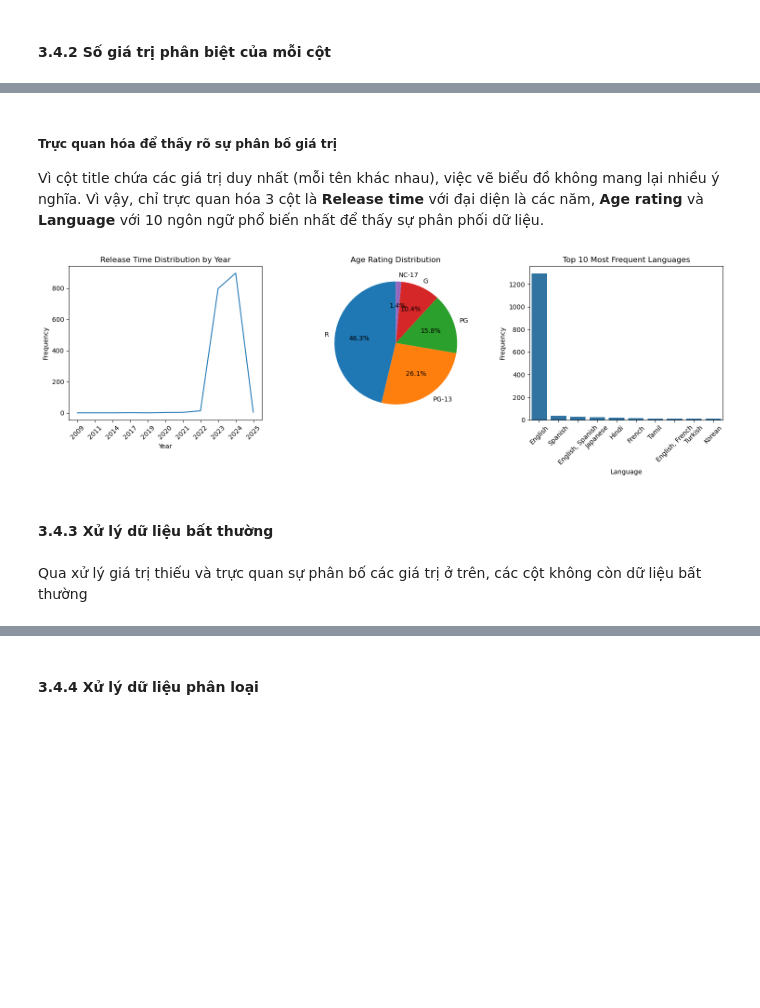
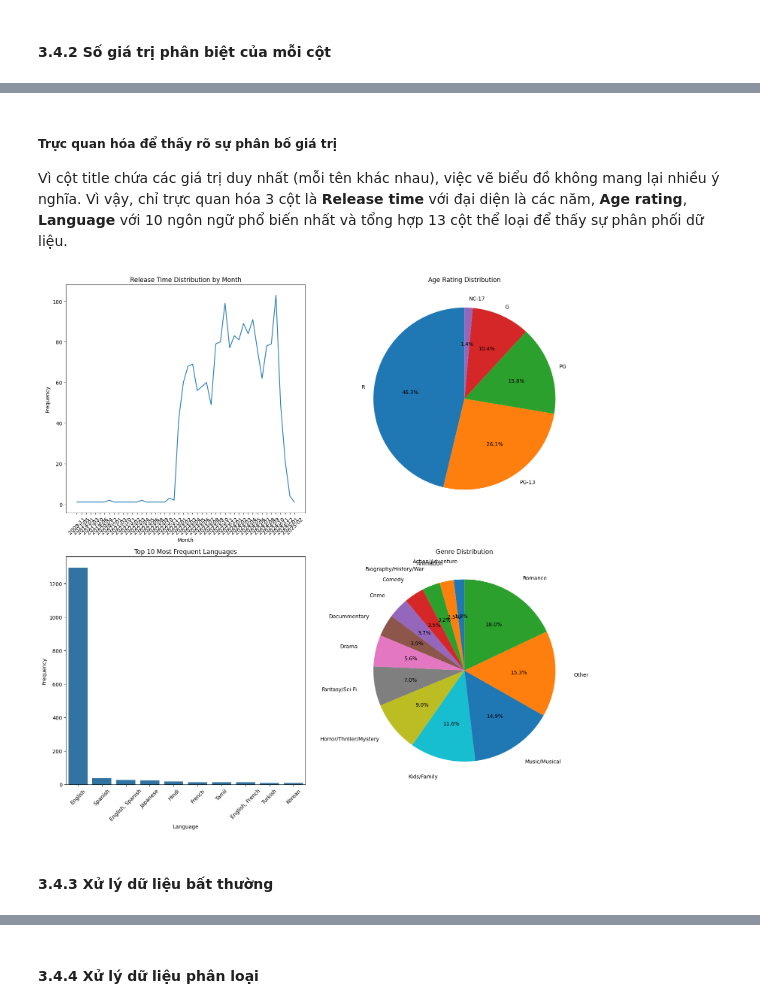
Before and after one commit to alpaca3000/IntroToDS, a Jupyter notebook: Source_codes/DataPreprocessing.ipynb, the cells around one changed output, grey strips where cells are left out. Drawn from its saved outputs; the diff is of its cells as text; code cells hidden in the pictures; blank space fills up the shorter version.

```diff
--- a/Source_codes/DataPreprocessing.ipynb
+++ b/Source_codes/DataPreprocessing.ipynb
@@ -290,6 +290,9 @@ Ta tách cột Genre thành các cột thể loại tương ứng
 # %%
 # Sử dụng one-hot encoding để tách thành nhiều cột
 genre_dummies = data['Genre'].str.get_dummies(sep=', ')
+
+# Chuyển thành kiểu dữ liệu boolean
+genre_dummies = genre_dummies.astype(bool)
 
 # Gắn các cột mới vào DataFrame ban đầu
 data = pd.concat([data, genre_dummies], axis=1)
@@ -458,6 +444,6 @@ plt.show()
 # %%
 for column in numerical_columns:
-    if num_col_info_df[column][0] > 75.00:
+    if num_col_info_df[column].iloc[0] > 75.00:
         data = data.drop(columns = [column])
         numerical_columns.remove(column)
 #Runtime va IMDb Votes có số lượng ngoại lai đáng kể
@@ -465,11 +451,6 @@ data['Runtime'] = data['Runtime'].fillna(data['Runtime'].mean())
 data['IMDb Votes'] = data['IMDb Votes'].fillna(data['IMDb Votes'].mean())
 #Runtime va IMDb Votes có số lượng ngoại lai không đáng kể
 data['IMDb Rating'] = data['IMDb Rating'].fillna(data['IMDb Rating'].median())
-
-
-#- Các cột Runtime và IMDb Votes có số lượng ngoại lai đáng kể. Điều này có thể làm sai lệch các phép tính thống kê khác như trung vị (median).
-#- Cột IMDb Rating có số lượng ngoại lai không đáng kể, tức là phần lớn các giá trị trong cột này không bị ảnh hưởng nhiều bởi các giá trị cực trị.
-#Trong trường hợp này, dữ liệu có thể có phân phối gần với phân phối chuẩn, và vì vậy việc sử dụng trung vị là hợp lý.
 # %% [markdown]
 ### 3.4 Sự phân bố dữ liệu của các cột có kiểu định tính
 Các cột có kiểu dữ liệu định tính
@@ -555,44 +575,48 @@ distribution_df
 # %% [markdown]
 ##### Trực quan hóa để thấy rõ sự phân bố giá trị
 
-Vì cột title chứa các giá trị duy nhất (mỗi tên khác nhau), việc vẽ biểu đồ không mang lại nhiều ý nghĩa. Vì vậy, chỉ trực quan hóa 3 cột là **Release time** với đại diện là các năm, **Age rating**  và **Language** với 10 ngôn ngữ phổ biến nhất để thấy sự phân phối dữ liệu.
+Vì cột title chứa các giá trị duy nhất (mỗi tên khác nhau), việc vẽ biểu đồ không mang lại nhiều ý nghĩa. Vì vậy, chỉ trực quan hóa 3 cột là **Release time** với đại diện là các năm, **Age rating**, **Language** với 10 ngôn ngữ phổ biến nhất và tổng hợp 13 cột thể loại để thấy sự phân phối dữ liệu.
 # %%
 # Vẽ biểu đồ phân bố giá trị của các cột
-fig, axes = plt.subplots(1, 3, figsize=(15, 5))
+fig, axes = plt.subplots(2, 2, figsize=(15, 15))
 
 # Biểu đồ Release time (chọn tần suất phát hành theo năm)
-data['Release_month'] = data['Release time'].dt.to_period('Y')
+data['Release_month'] = data['Release time'].dt.to_period('M')
 # Đếm số lượng bản phát hành mỗi năm
 release_counts = data['Release_month'].value_counts().sort_index()
 
-sns.lineplot(x=release_counts.index.astype(str), y=release_counts.values, ax=axes[0])
-axes[0].set_title("Release Time Distribution by Year")
-axes[0].set_xlabel("Year")
-axes[0].set_ylabel("Frequency")
-axes[0].tick_params(axis='x', rotation=45)
+sns.lineplot(x=release_counts.index.astype(str), y=release_counts.values, ax=axes[0, 0])
+axes[0, 0].set_title("Release Time Distribution by Month")
+axes[0, 0].set_xlabel("Month")
+axes[0, 0].set_ylabel("Frequency")
+axes[0, 0].tick_params(axis='x', rotation=45)
 
 data.drop(columns=['Release_month'], inplace=True)
 
 # Biểu đồ Age rating
 # Đếm số lượng các giá trị age rating
 age_rating_counts = data['Age rating'].value_counts()
-axes[1].pie(age_rating_counts, labels=age_rating_counts.index, autopct='%1.1f%%', startangle=90)
-axes[1].set_title("Age Rating Distribution")
+axes[0, 1].pie(age_rating_counts, labels=age_rating_counts.index, autopct='%1.1f%%', startangle=90)
+axes[0, 1].set_title("Age Rating Distribution")
 
 # Biểu đồ Language (Top 10 languages)
 top_languages = data['Language'].value_counts().head(10)
-sns.barplot(x=top_languages.index, y=top_languages.values, ax=axes[2])
-axes[2].set_title("Top 10 Most Frequent Languages")
-axes[2].set_xlabel("Language")
-axes[2].set_ylabel("Frequency")
-axes[2].tick_params(axis='x', rotation=45)
+sns.barplot(x=top_languages.index, y=top_languages.values, ax=axes[1, 0])
+axes[1, 0].set_title("Top 10 Most Frequent Languages")
+axes[1, 0].set_xlabel("Language")
+axes[1, 0].set_ylabel("Frequency")
+axes[1, 0].tick_params(axis='x', rotation=45)
+
+# Biểu đồ tổng hợp 13 cột thể loại phim
+genre = categorical_columns[4:17]
+totals = data[genre].sum().sort_values(ascending=True)
+axes[1, 1].pie(totals, labels=genre, autopct='%1.1f%%', startangle=90, labeldistance=1.2)
+axes[1, 1].set_title("Genre Distribution")
 
 # Hiển thị tất cả biểu đồ
 plt.tight_layout()
 plt.show()
 # %% [output]
-[figure, old version]
+[figure, new version]
 # %% [markdown]
 #### 3.4.3 Xử lý dữ liệu bất thường
-# %% [markdown]
-Qua xử lý giá trị thiếu và trực quan sự phân bố các giá trị ở trên, các cột không còn dữ liệu bất thường
```
Also changed, not shown: parts of 19 cells of this notebook, 1 other file.
